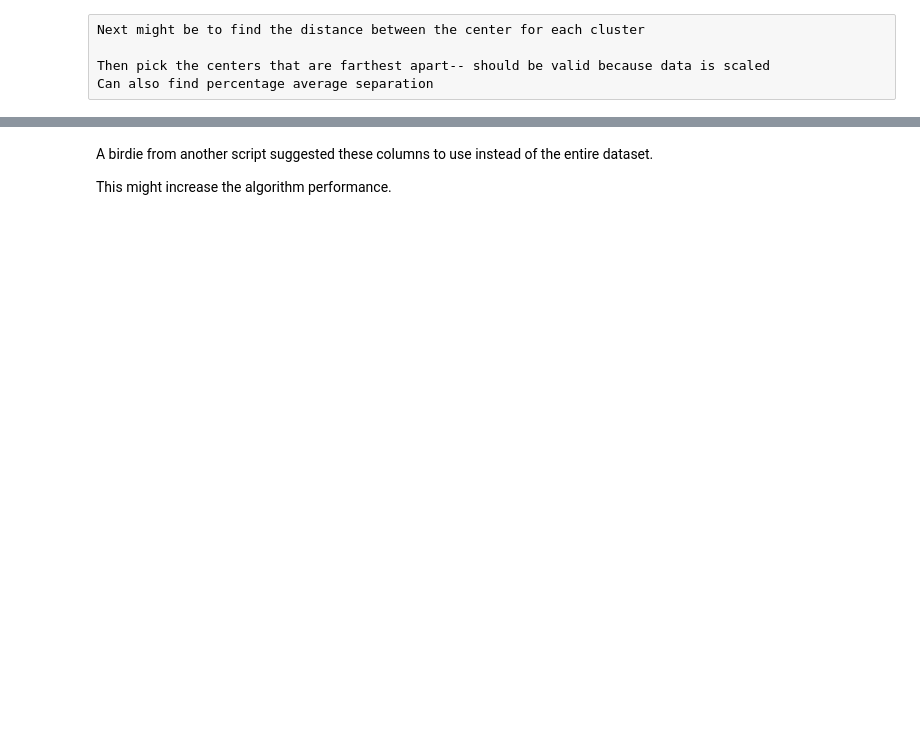
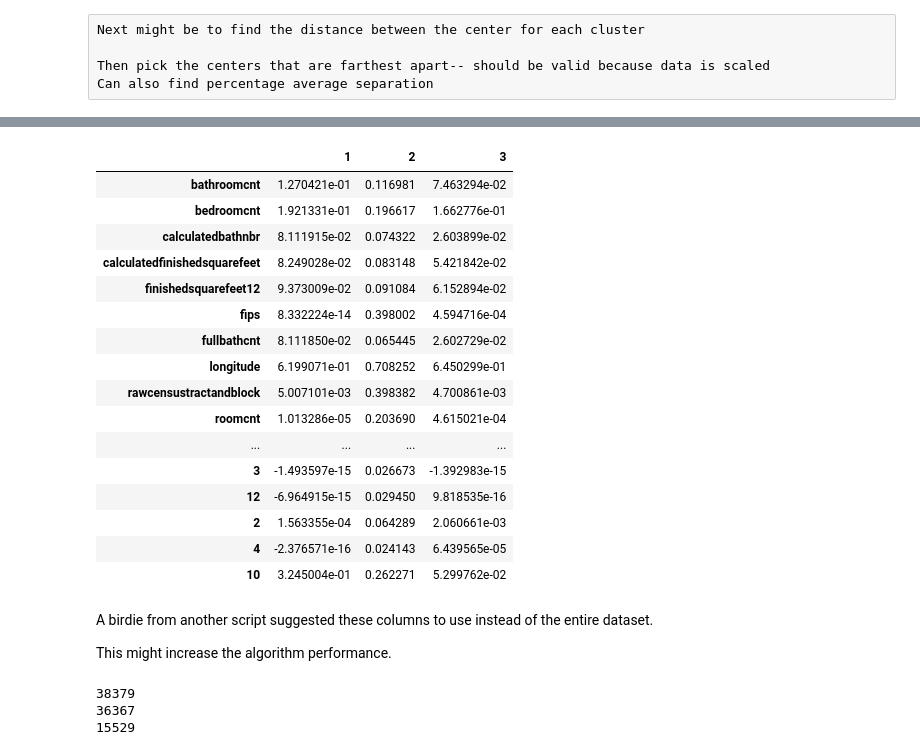
Before and after one commit to malctaylor15/Zillow_Kaggle, a Jupyter notebook: KNN .ipynb, the cells around one changed output, grey strips where cells are left out. Cells and saved outputs as stored; diff of their text form; code cells hidden in the pictures; blank space fills up the shorter version.

```diff
--- a/KNN .ipynb
+++ b/KNN .ipynb
@@ -168,4 +260,32 @@ Can also find percentage average separation
+# %%
+cluster_centers.T[(cluster_centers.T[2] - cluster_centers.T[3]) > 0.02]
+# %% [output]
+|  | 1 | 2 | 3 |
+| bathroomcnt | 1.270421e-01 | 0.116981 | 7.463294e-02 |
+| bedroomcnt | 1.921331e-01 | 0.196617 | 1.662776e-01 |
+| calculatedbathnbr | 8.111915e-02 | 0.074322 | 2.603899e-02 |
+| calculatedfinishedsquarefeet | 8.249028e-02 | 0.083148 | 5.421842e-02 |
+| finishedsquarefeet12 | 9.373009e-02 | 0.091084 | 6.152894e-02 |
+| fips | 8.332224e-14 | 0.398002 | 4.594716e-04 |
+| fullbathcnt | 8.111850e-02 | 0.065445 | 2.602729e-02 |
+| longitude | 6.199071e-01 | 0.708252 | 6.450299e-01 |
+| rawcensustractandblock | 5.007101e-03 | 0.398382 | 4.700861e-03 |
+| roomcnt | 1.013286e-05 | 0.203690 | 4.615021e-04 |
+| ... | ... | ... | ... |
+| 3 | -1.493597e-15 | 0.026673 | -1.392983e-15 |
+| 12 | -6.964915e-15 | 0.029450 | 9.818535e-16 |
+| 2 | 1.563355e-04 | 0.064289 | 2.060661e-03 |
+| 4 | -2.376571e-16 | 0.024143 | 6.439565e-05 |
+| 10 | 3.245004e-01 | 0.262271 | 5.299762e-02 |
 # %% [markdown]
 A birdie from another script suggested these columns to use instead of the entire dataset.
 
 This might increase the algorithm performance.
+# %%
+print(kmeans1.labels_[kmeans1.labels_ == 0].size)
+print(kmeans1.labels_[kmeans1.labels_ == 1].size)
+print(kmeans1.labels_[kmeans1.labels_ == 2].size)
+# %% [output]
+38379
+36367
+15529
```
Also changed, not shown: parts of 33 cells of this notebook, 1 other file.
